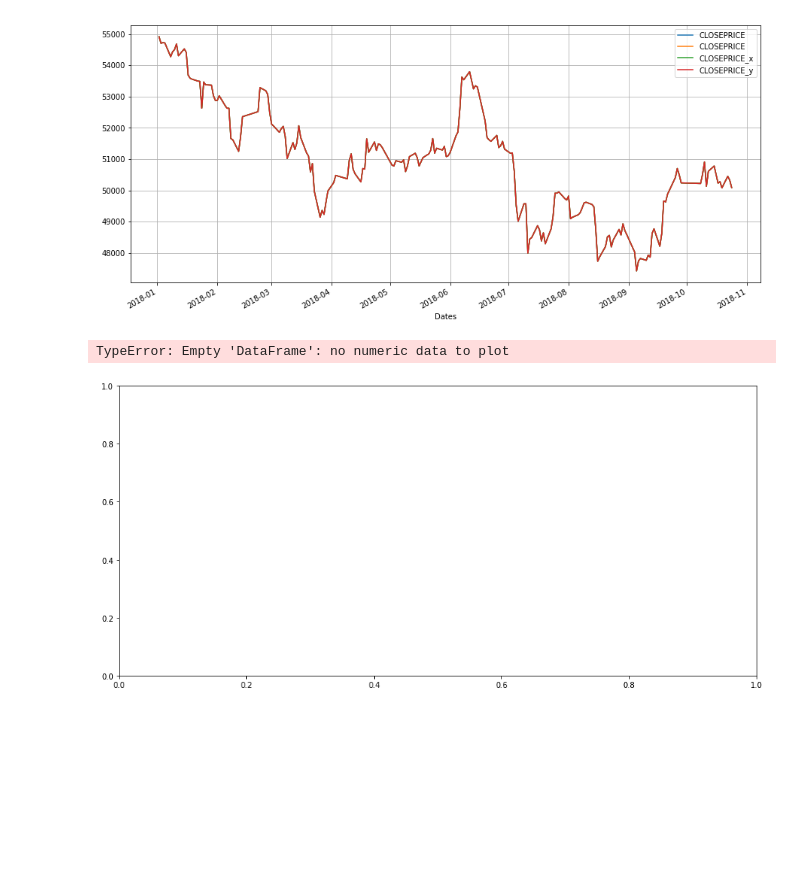
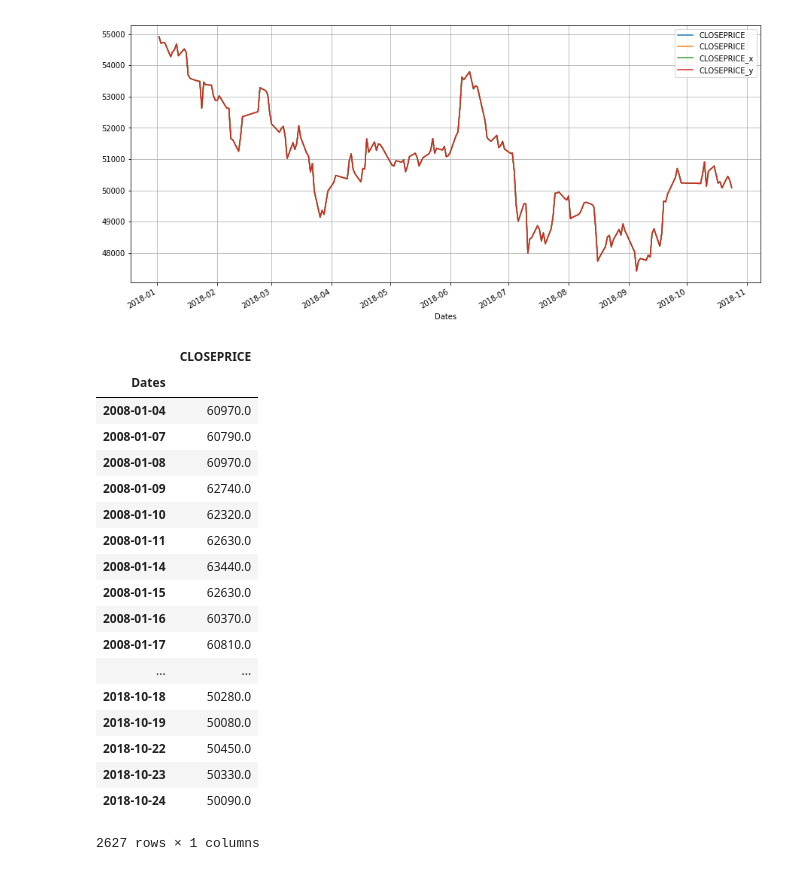
Before and after one commit to dperep01/bbk, a Jupyter notebook: SCF forward curves.ipynb, the cells around one changed output. Drawn from its saved outputs; the diff is of its cells as text; code cells hidden in the pictures; blank space fills up the shorter version.

```diff
--- a/SCF forward curves.ipynb
+++ b/SCF forward curves.ipynb
@@ -34,9 +34,25 @@ dfm['2018-1-1':].plot(ax=ax, grid=True)
 CLOSEPRICE    0.0
 dtype: float64
 [figure]
-# %%
-fig, ax = plt.subplots(figsize=(15,7))
-dfm.plot(y='CLOSEPRICE_2', ax=ax)
-# %% [output]
-TypeError: Empty 'DataFrame': no numeric data to plot
-[figure, removed]
+# %%
+df
+# %% [output]
+|  | CLOSEPRICE |
+| Dates |  |
+| 2008-01-04 | 60970.0 |
+| 2008-01-07 | 60790.0 |
+| 2008-01-08 | 60970.0 |
+| 2008-01-09 | 62740.0 |
+| 2008-01-10 | 62320.0 |
+| 2008-01-11 | 62630.0 |
+| 2008-01-14 | 63440.0 |
+| 2008-01-15 | 62630.0 |
+| 2008-01-16 | 60370.0 |
+| 2008-01-17 | 60810.0 |
+| ... | ... |
+| 2018-10-18 | 50280.0 |
+| 2018-10-19 | 50080.0 |
+| 2018-10-22 | 50450.0 |
+| 2018-10-23 | 50330.0 |
+| 2018-10-24 | 50090.0 |
+2627 rows × 1 columns
```
Also changed, not shown: parts of 1 cell of this notebook, 8 other files.
